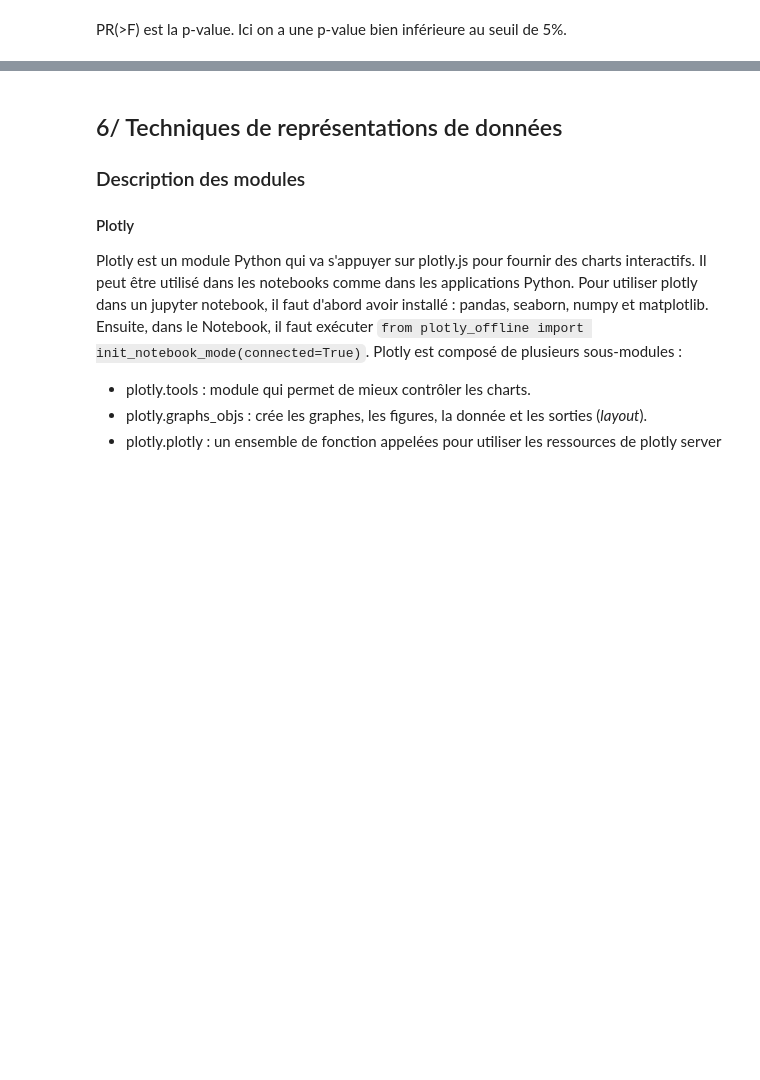
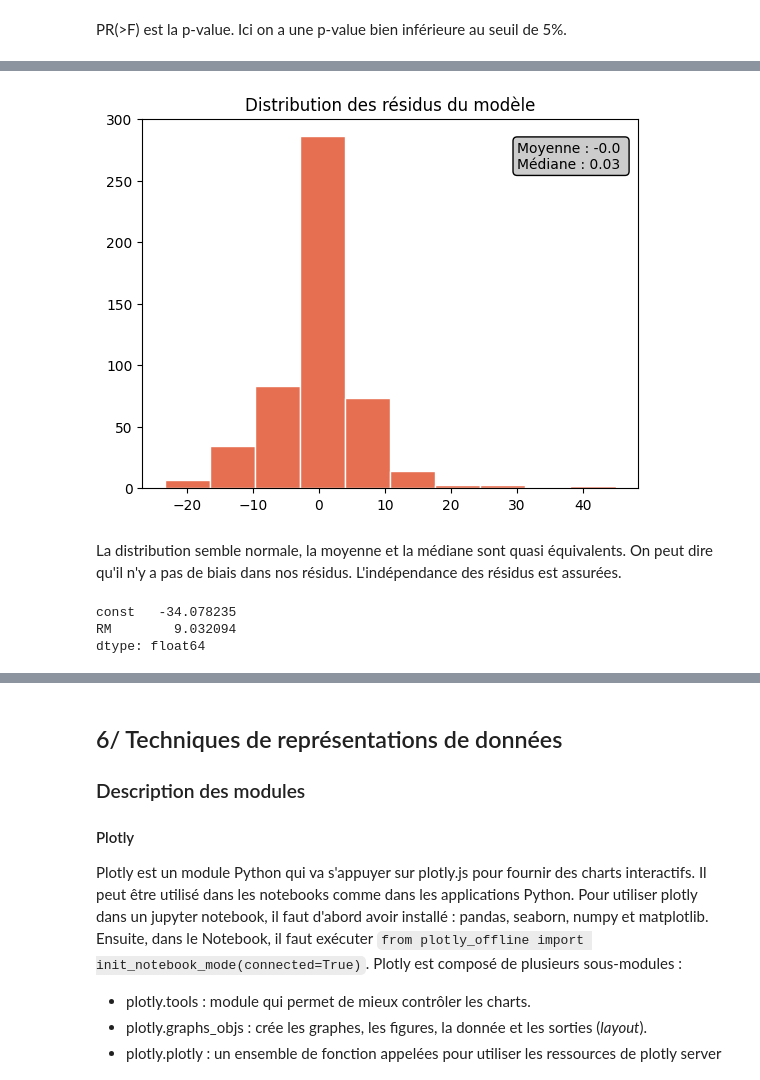
Before and after one commit to wilfrid03/STATISTIQUES_PYTHON, a Jupyter notebook: techniques_d_analyse_statistiques_python.ipynb, the cells around one changed output, grey strips where cells are left out. Cells and saved outputs as stored; diff of their text form; code cells hidden in the pictures; blank space fills up the shorter version.

```diff
--- a/techniques_d_analyse_statistiques_python.ipynb
+++ b/techniques_d_analyse_statistiques_python.ipynb
@@ -350,0 +406,8 @@ Enfin, plusieurs hypothèses doivent être validées pour s'assurer que les esti
+# %%
+fdata = data[ ["RM", "MEDV"] ]
+fdata.isna().sum() ## 5 NA chez RM
+
+fdata.dropna(axis=0, inplace=True) ## Pearson ne peut être calculé avec des NA
+
+pr = pearsonr(fdata["RM"], fdata["MEDV"])
+print(pr)
@@ -350,0 +427,16 @@ Enfin, plusieurs hypothèses doivent être validées pour s'assurer que les esti
+# %%
+import statsmodels.api as sm
+## Définir la variable à expliquer :
+y = fdata['MEDV']
+
+## Définir la variable explicative :
+x = fdata[['RM']]
+
+## Ajouter une constante :
+x = sm.add_constant(x)
+
+## Calcul du modèle de régression :
+model = sm.OLS(y, x).fit()
+
+# Description du modèle
+print(model.summary())
@@ -350,0 +469,33 @@ Enfin, plusieurs hypothèses doivent être validées pour s'assurer que les esti
+# %%
+## on récupère les résidus issus du modèle :
+resid = model.resid
+
+## Puis on plot via un histogram ou un scatterplot :
+fig, ax = plt.subplots()
+
+ax.hist(resid, color="#e76f51", edgecolor="white")
+ax.set_title("Distribution des résidus du modèle")
+mean = numpy.mean(resid)
+mean = numpy.round(a=mean, decimals=2)
+median = numpy.median(resid)
+median = numpy.round(a=median, decimals=2)
+
+ax.annotate(text=f"Moyenne : {mean} \nMédiane : {median}",
+    xy=(30, 260),
+    bbox=dict(boxstyle="round", fc="0.8")
+    )
+
+plt.show()
+# %% [output]
+[figure, added]
+# %% [markdown]
+La distribution semble normale, la moyenne et la médiane sont quasi équivalents. On peut dire qu'il n'y a pas de biais dans nos résidus. L'indépendance des résidus est assurées.
+# %%
+dir(model)
+
+
+print(model.params)
+# %% [output]
+const   -34.078235
+RM        9.032094
+dtype: float64
```
Also changed, not shown: parts of 16 cells of this notebook.
